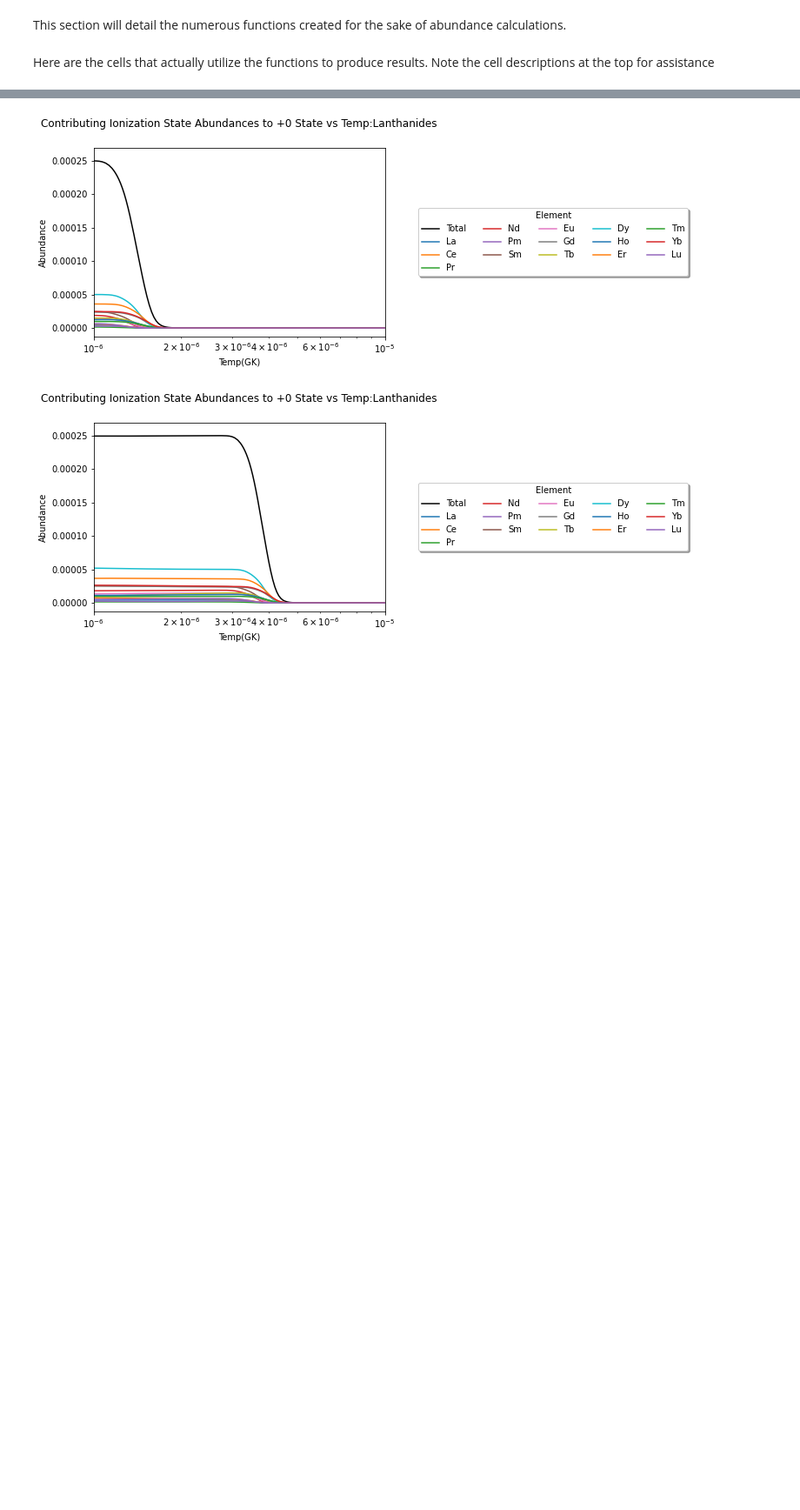
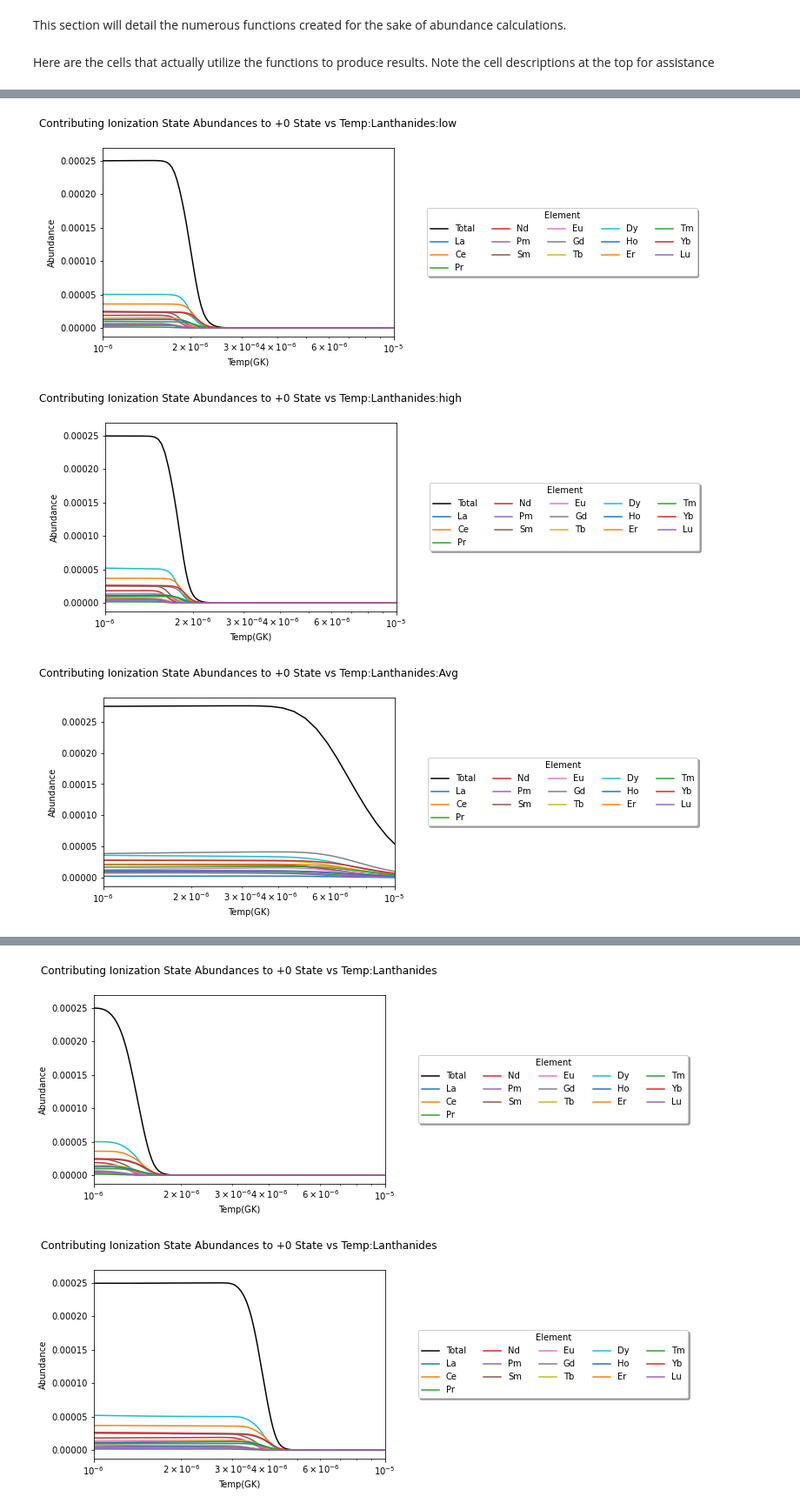
Before and after one commit to PranavNalamwar/R-process_Mergers, a Jupyter notebook: Abundance_Calculations/Total Charge State Abundances/Official_Abundance_Calculation_Multiple_Ye_Interpolated.ipynb, the cells around one changed output, grey strips where cells are left out. Shown: that part at 87% size. Drawn from its saved outputs; the diff is of its cells as text; code cells hidden in the pictures; blank space fills up the shorter version.

Commit message:
Committing updated calculation file since the average temperature and density calculations for the distribution plots were updated

```diff
--- a/Abundance_Calculations/Total Charge State Abundances/Official_Abundance_Calculation_Multiple_Ye_Interpolated.ipynb
+++ b/Abundance_Calculations/Total Charge State Abundances/Official_Abundance_Calculation_Multiple_Ye_Interpolated.ipynb
@@ -502,0 +411,33 @@ This calculation across 50 Ye datasets took: 9186.0
+# %%
+#Also involve temperatures and densities that are averaged across the 50 Ye files
+#well-mixed
+#Implemented temperature averaging scheme involving sums over the energies followed by taking the 4th root to get T_avg
+
+directory = './Skynet_Interpolated/'
+weights = np.concatenate((np.zeros(4),(1/34)*np.ones(34),np.zeros(12))) #based on Radice and Roberts Kilonova paper
+averaged_elemental = weighted_average(np.arange(1,104,1),weights)
+
+sum_temp = 0
+sum_density = 0
+
+for i in range(len(weights)):
+
+    hf = h5py.File(directory + os.listdir(directory)[0],'r+')
+    sum_temp+= ((weights[i] * sc.Stefan_Boltzmann * np.array(hf['Temperature'])**4) / np.array(hf['Density'])) **.25
+    sum_density+= (weights[i] * np.array(hf['Density']))
+
+averaged_temperatures = sum_temp * sum_density
+average_ionization = abundance_calculation(np.arange(1,104,1),averaged_elemental,averaged_temperatures,sum_density)
+
+'''
+directory = './Skynet_Interpolated/'
+hf_temp = h5py.File(directory+os.listdir(directory)[0],'r+')
+averaged_temperatures = np.zeros(len(hf_temp['Temperature']))
+averaged_densities = np.zeros(len(hf_temp['Density']))
+
+for i in range(len(os.listdir(directory))):
+    hf = h5py.File(directory + os.listdir(directory)[i],'r+')
+    averaged_temperatures += weights[i] * np.array(hf['Temperature'])
+    averaged_densities += weights[i] * np.array(hf['Density'])
+
+average_ionization = abundance_calculation(np.arange(1,104,1),averaged_elemental,averaged_temperatures,averaged_densities)'''
@@ -502,0 +463,11 @@ This calculation across 50 Ye datasets took: 9186.0
+# %%
+#Cell for ionization abundance plots for +0 state
+#well-mixed
+
+distribution_ionization(low_ionization, 0,hf_low['Temperature'],'low') #low
+distribution_ionization(high_ionization, 0,hf_high['Temperature'],'high') #high
+distribution_ionization(average_ionization, 0,averaged_temperatures,'Avg') #average
+# %% [output]
+[figure, added]
+[figure, added]
+[figure, added]
```
Also changed, not shown: parts of 22 cells of this notebook.
